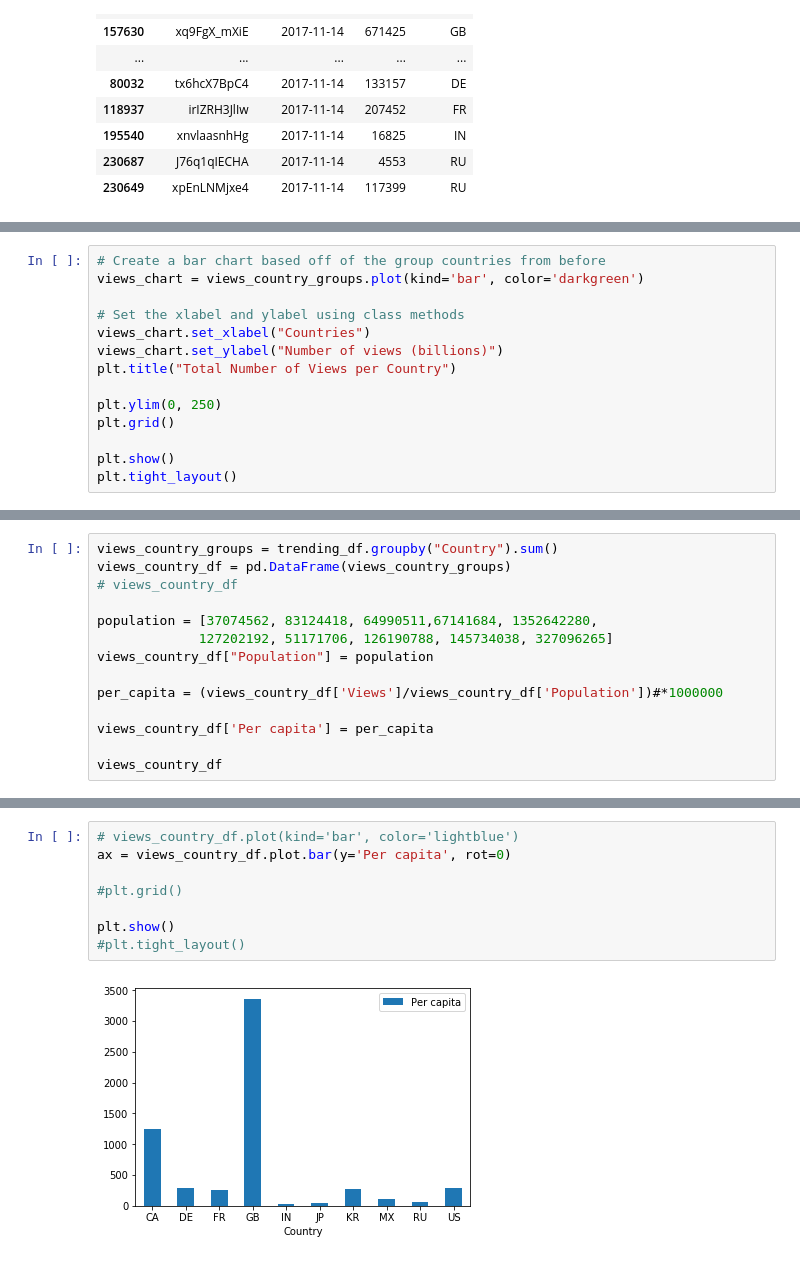
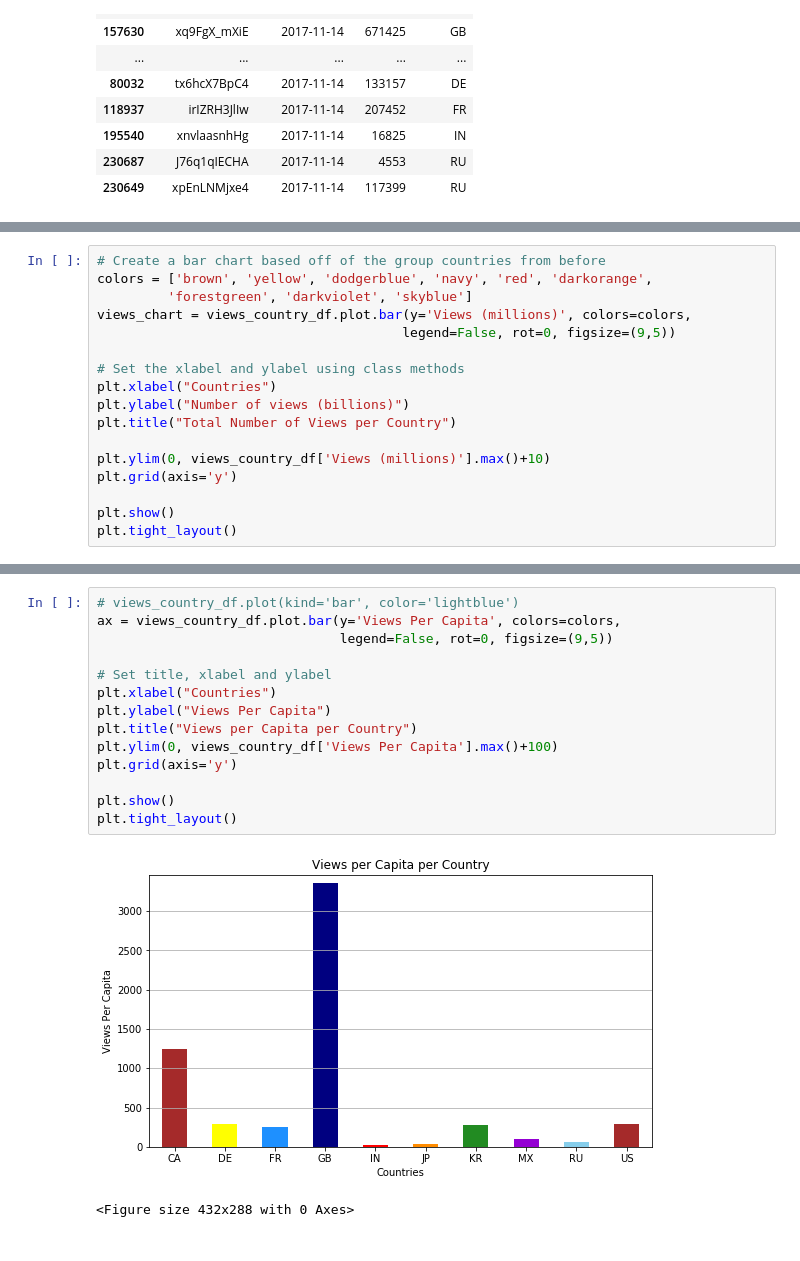
Before and after one commit to jherberg462/python-project, a Jupyter notebook: JennifferAnalysis.ipynb, the cells around one changed output, grey strips where cells are left out. Drawn from its saved outputs; the diff is of its cells as text.

```diff
--- a/JennifferAnalysis.ipynb
+++ b/JennifferAnalysis.ipynb
@@ -94,14 +112,17 @@ views_country_groups
 # %%
 # Create a bar chart based off of the group countries from before
-views_chart = views_country_groups.plot(kind='bar', color='darkgreen')
+colors = ['brown', 'yellow', 'dodgerblue', 'navy', 'red', 'darkorange',
+         'forestgreen', 'darkviolet', 'skyblue']
+views_chart = views_country_df.plot.bar(y='Views (millions)', colors=colors,
+                                       legend=False, rot=0, figsize=(9,5))
 
 # Set the xlabel and ylabel using class methods
-views_chart.set_xlabel("Countries")
-views_chart.set_ylabel("Number of views (billions)")
+plt.xlabel("Countries")
+plt.ylabel("Number of views (billions)")
 plt.title("Total Number of Views per Country")
 
-plt.ylim(0, 250)
-plt.grid()
+plt.ylim(0, views_country_df['Views (millions)'].max()+10)
+plt.grid(axis='y')
 
 plt.show()
 plt.tight_layout()
@@ -110,15 +131 @@ plt.tight_layout()
 <Figure size 432x288 with 0 Axes>
-# %%
-views_country_groups = trending_df.groupby("Country").sum()
-views_country_df = pd.DataFrame(views_country_groups)
-# views_country_df
-
-population = [37074562, 83124418, 64990511,67141684, 1352642280,
-             127202192, 51171706, 126190788, 145734038, 327096265]
-views_country_df["Population"] = population
-
-per_capita = (views_country_df['Views']/views_country_df['Population'])#*1000000
-
-views_country_df['Per capita'] = per_capita
-
-views_country_df
@@ -138,10 +132,17 @@ views_country_df
 # %%
 # views_country_df.plot(kind='bar', color='lightblue')
-ax = views_country_df.plot.bar(y='Per capita', rot=0)
+ax = views_country_df.plot.bar(y='Views Per Capita', colors=colors,
+                               legend=False, rot=0, figsize=(9,5))
 
-#plt.grid()
+# Set title, xlabel and ylabel
+plt.xlabel("Countries")
+plt.ylabel("Views Per Capita")
+plt.title("Views per Capita per Country")
+plt.ylim(0, views_country_df['Views Per Capita'].max()+100)
+plt.grid(axis='y')
 
 plt.show()
-#plt.tight_layout()
+plt.tight_layout()
 # %% [output]
-[figure, old version]
+[figure, new version]
+<Figure size 432x288 with 0 Axes>
```
Also changed, not shown: parts of 5 cells of this notebook.
